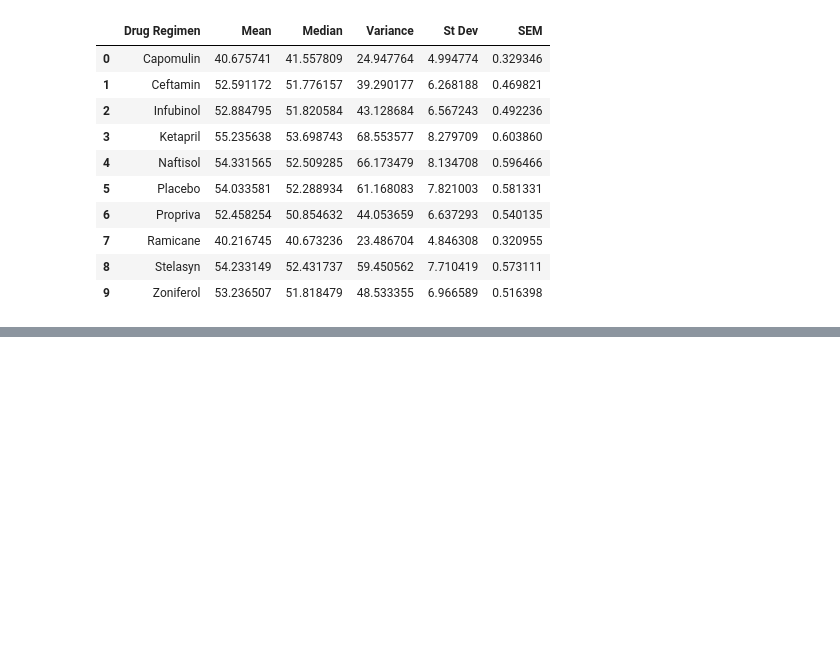
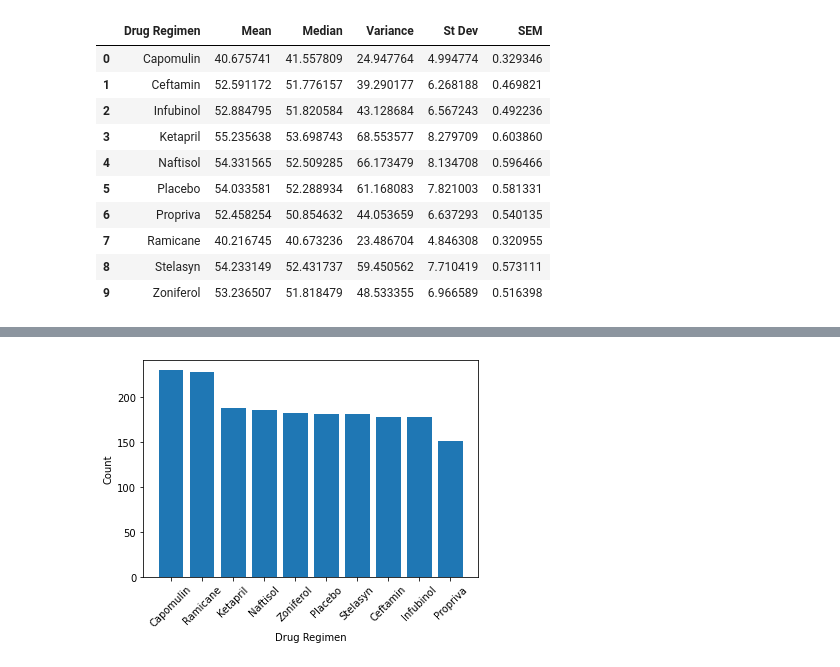
Before and after one commit to Nunez77/matplotlib-challenge, a Jupyter notebook: Pymaceuticals Inc.ipynb, the cells around one changed output, grey strips where cells are left out. Cells and saved outputs as stored; diff of their text form; code cells hidden in the pictures; blank space fills up the shorter version.

```diff
--- a/Pymaceuticals Inc.ipynb
+++ b/Pymaceuticals Inc.ipynb
@@ -120,0 +132,10 @@ tv_mean
+# %%
+ # Generate a bar plot showing the total number of measurements taken on each drug regimen using pyplot.
+counts = non_duplicates["Drug Regimen"].value_counts()
+plt.bar(counts.index.values,counts.values)
+plt.xlabel("Drug Regimen")
+plt.xticks(rotation=45)
+plt.ylabel("Count")
+plt.show()
+# %% [output]
+[figure, added]
```
Also changed, not shown: parts of 7 cells of this notebook.
